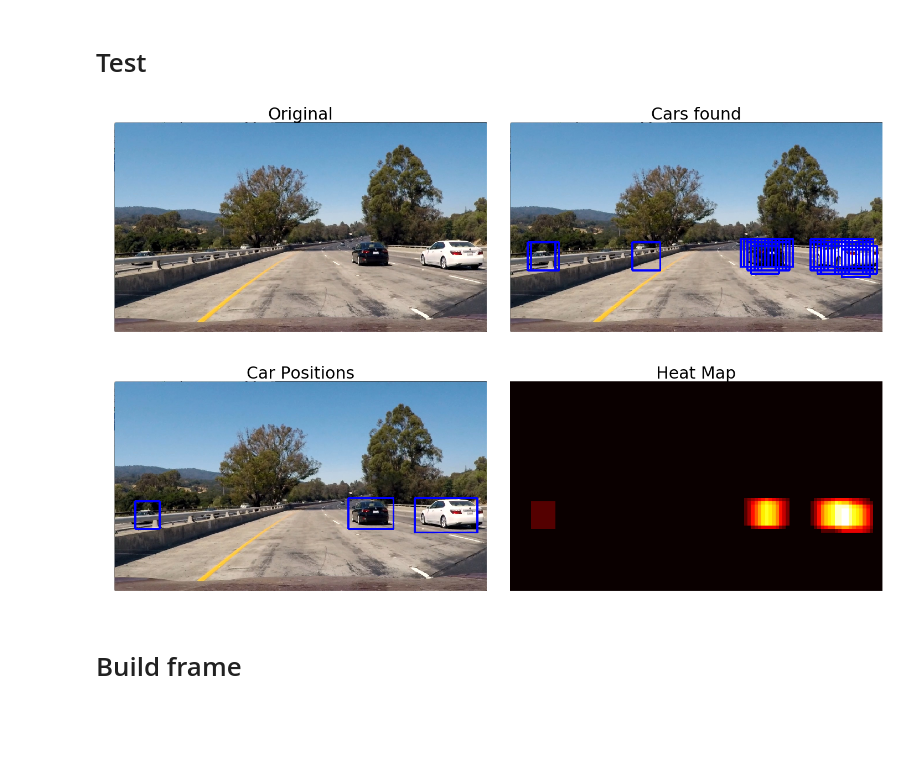
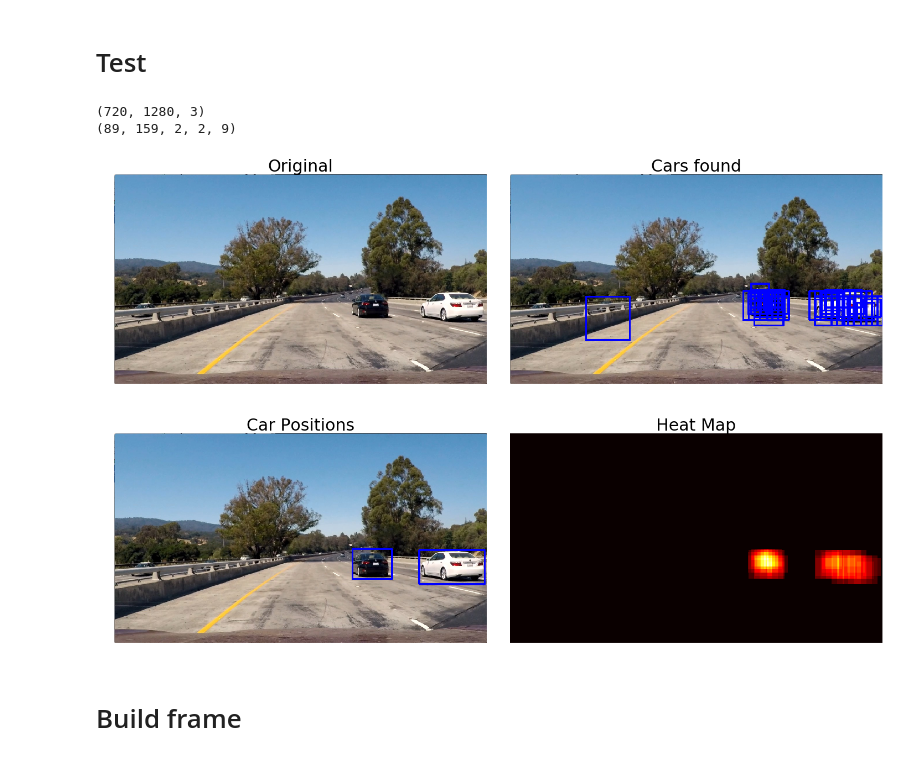
Before and after one commit to ibiscp/Vehicle-Detection-and-Tracking, a Jupyter notebook: Vehicle-Detection-and-Tracking.ipynb, the cells around one changed output. Cells and saved outputs as stored; diff of their text form; code cells hidden in the pictures; blank space fills up the shorter version.

```diff
--- a/Vehicle-Detection-and-Tracking.ipynb
+++ b/Vehicle-Detection-and-Tracking.ipynb
@@ -638,11 +643,14 @@ def find_cars2(img, ystart, ystop, scale, svc, X_scaler, orient, pix_per_cell,
     window = 64
     nblocks_per_window = (window // pix_per_cell)-1
 
-    # Compute individual channel HOG features for the entire image
-    ycrcb = convert_color(img, color_space)
-    hog1 = get_hog_features(ycrcb[:,:,0], orient, pix_per_cell, cell_per_block, feature_vec=False)
-    hog2 = get_hog_features(ycrcb[:,:,1], orient, pix_per_cell, cell_per_block, feature_vec=False)
-    hog3 = get_hog_features(ycrcb[:,:,2], orient, pix_per_cell, cell_per_block, feature_vec=False)
+    #print(len(box_list[0]))
+
+    # # Compute individual channel HOG features for the entire image
+    # ycrcb = convert_color(img, color_space)
+    # hog1 = get_hog_features(ycrcb[:,:,0], orient, pix_per_cell, cell_per_block, feature_vec=False)
+    # #print(len(hog1))
+    # hog2 = get_hog_features(ycrcb[:,:,1], orient, pix_per_cell, cell_per_block, feature_vec=False)
+    # hog3 = get_hog_features(ycrcb[:,:,2], orient, pix_per_cell, cell_per_block, feature_vec=False)
 
     for boxes in box_list:
         for box in boxes:
@@ -653,21 +661,21 @@ def find_cars2(img, ystart, ystop, scale, svc, X_scaler, orient, pix_per_cell,
                         orient=orient, pix_per_cell=pix_per_cell,
                         cell_per_block=cell_per_block,
                         hog_channel=hog_channel, spatial_feat=spatial_feat,
-                        hist_feat=hist_feat, hog_feat=False)
-            extracted_hog = extract_features([subimg], color_space=color_space,
-                        spatial_size=spatial_size, hist_bins=hist_bins,
-                        orient=orient, pix_per_cell=pix_per_cell,
-                        cell_per_block=cell_per_block,
-                        hog_channel=hog_channel, spatial_feat=False,
-                        hist_feat=False, hog_feat=True)
+                        hist_feat=hist_feat, hog_feat=hog_feat)
+            # extracted_hog = extract_features([subimg], color_space=color_space,
+            #             spatial_size=spatial_size, hist_bins=hist_bins,
+            #             orient=orient, pix_per_cell=pix_per_cell,
+            #             cell_per_block=cell_per_block,
+            #             hog_channel=hog_channel, spatial_feat=False,
+            #             hist_feat=False, hog_feat=True)
 
-            # Extract HOG for this patch
-            hog_feat1 = hog1[box[0][1]:box[1][1], box[0][0]:box[1][0]].ravel()
-            hog_feat2 = hog2[box[0][1]:box[1][1], box[0][0]:box[1][0]].ravel()
-            hog_feat3 = hog3[box[0][1]:box[1][1], box[0][0]:box[1][0]].ravel()
-            hog_features = np.hstack((hog_feat1, hog_feat2, hog_feat3))
+            # # Extract HOG for this patch
+            # hog_feat1 = hog1[box[0][1]:box[1][1], box[0][0]:box[1][0]].ravel()
+            # hog_feat2 = hog2[box[0][1]:box[1][1], box[0][0]:box[1][0]].ravel()
+            # hog_feat3 = hog3[box[0][1]:box[1][1], box[0][0]:box[1][0]].ravel()
+            # hog_features = np.hstack((hog_feat1, hog_feat2, hog_feat3))
 
-            extracted_features[0] = np.hstack((extracted_features[0], extracted_hog[0]))
+            # extracted_features[0] = np.hstack((extracted_features[0], extracted_hog[0]))
 
             # Normalize features
             test_features=X_scaler.transform(np.array(extracted_features[0]).reshape(1,-1));
@@ -682,47 +690,61 @@ def find_cars2(img, ystart, ystop, scale, svc, X_scaler, orient, pix_per_cell,
     return draw_img, prediction_list
 # %% [markdown]
 # Test
+# %%
+# Read test image
+img = mpimg.imread('test_images/test1.jpg')
+
+ycrcb = convert_color(img, color_space)
+hog1 = get_hog_features(ycrcb[:,:,0], orient, pix_per_cell, cell_per_block, feature_vec=False)
+hog2 = get_hog_features(ycrcb[:,:,1], orient, pix_per_cell, cell_per_block, feature_vec=False)
+hog3 = get_hog_features(ycrcb[:,:,2], orient, pix_per_cell, cell_per_block, feature_vec=False)
+
+print(img.shape)
+print(hog1.shape)
+# %% [output]
+(720, 1280, 3)
+(89, 159, 2, 2, 9)
 # %%
 # Read test image
 img = mpimg.imread('test_images/test1.jpg')
 
 # Get list of boxes
-#boxes = slide_windows(img, x_start_stops, y_start_stops, xy_windows, xy_overlaps)
-boxes = slide_windows2(img, ystart, ystop, scale)
+boxes = slide_windows(img, x_start_stops, y_start_stops, xy_windows, xy_overlaps)
+#boxes = slide_windows2(img, ystart, ystop, scale)
 
 # Find boxes
 # out_img, prediction_list = find_cars(img, ystart, ystop, scale, svc, X_scaler, orient, pix_per_cell,
 #                               cell_per_block, spatial_size, hist_bins, color_space)#[boxes])
 out_img, prediction_list = find_cars2(img, ystart, ystop, scale, svc, X_scaler, orient, pix_per_cell,
-                              cell_per_block, spatial_size, hist_bins, color_space, [boxes])
+                              cell_per_block, spatial_size, hist_bins, color_space, boxes)
 
 # Plot image
 plot_images(img, out_img, "Original", "Cars found", 'jet', 'jet')
 
 # Read in image similar to one shown above
 heat = np.zeros_like(img[:,:,0]).astype(np.float)
 
 # Add heat to each box in box list
 heat = add_heat(heat,prediction_list)
 
 # Apply threshold to help remove false positives
 heat = apply_threshold(heat,1)
 
 # Visualize the heatmap when displaying
 heatmap = np.clip(heat, 0, 255)
 
 # Find final boxes from heatmap using label function
 labels = label(heatmap)
 boxes = get_labeled_bboxes(labels)
 
 # Draw boxes
 draw_img = draw_bboxes(np.copy(img), boxes)
 
 # Plot image
 plot_images(draw_img, heatmap, 'Car Positions', 'Heat Map', 'jet', 'hot')
 # %% [output]
-[figure, old version]
+[figure, new version]
-[figure, old version]
+[figure, new version]
 # %% [markdown]
 # Build frame
 # %%
```
Also changed, not shown: parts of 13 cells of this notebook, 17 other files.
